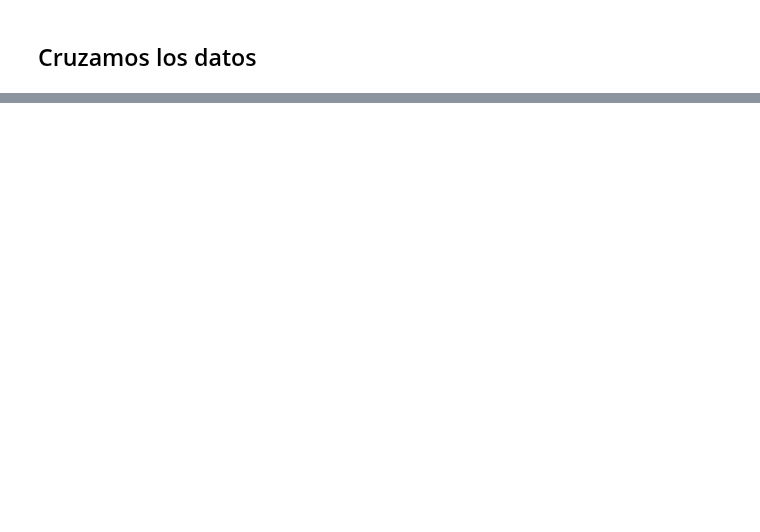
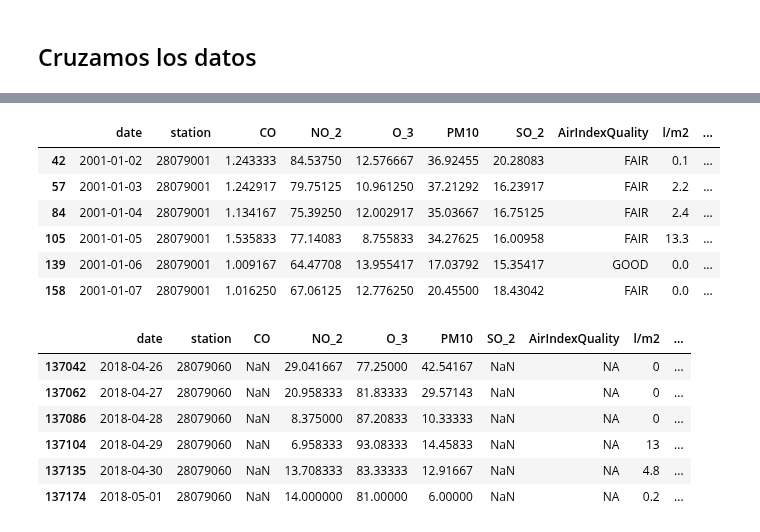
Before and after one commit to manumonforte/DataMining-BigDataParadigm, a Jupyter notebook: Estudio.ipynb, the cells around one changed output, grey strips where cells are left out. Cells and saved outputs as stored; diff of their text form; code cells hidden in the pictures; blank space fills up the shorter version.

```diff
--- a/Estudio.ipynb
+++ b/Estudio.ipynb
@@ -634,0 +645,18 @@ head(data[order(data$station),])
+# %%
+head(data)
+tail(data)
+# %% [output]
+|  | date | station | CO | NO_2 | O_3 | PM10 | SO_2 | AirIndexQuality | l/m2 | ... |
+| 42 | 2001-01-02 | 28079001 | 1.243333 | 84.53750 | 12.576667 | 36.92455 | 20.28083 | FAIR | 0.1 | ... |
+| 57 | 2001-01-03 | 28079001 | 1.242917 | 79.75125 | 10.961250 | 37.21292 | 16.23917 | FAIR | 2.2 | ... |
+| 84 | 2001-01-04 | 28079001 | 1.134167 | 75.39250 | 12.002917 | 35.03667 | 16.75125 | FAIR | 2.4 | ... |
+| 105 | 2001-01-05 | 28079001 | 1.535833 | 77.14083 | 8.755833 | 34.27625 | 16.00958 | FAIR | 13.3 | ... |
+| 139 | 2001-01-06 | 28079001 | 1.009167 | 64.47708 | 13.955417 | 17.03792 | 15.35417 | GOOD | 0.0 | ... |
+| 158 | 2001-01-07 | 28079001 | 1.016250 | 67.06125 | 12.776250 | 20.45500 | 18.43042 | FAIR | 0.0 | ... |
+|  | date | station | CO | NO_2 | O_3 | PM10 | SO_2 | AirIndexQuality | l/m2 | ... |
+| 137042 | 2018-04-26 | 28079060 | NaN | 29.041667 | 77.25000 | 42.54167 | NaN | NA | 0 | ... |
+| 137062 | 2018-04-27 | 28079060 | NaN | 20.958333 | 81.83333 | 29.57143 | NaN | NA | 0 | ... |
+| 137086 | 2018-04-28 | 28079060 | NaN | 8.375000 | 87.20833 | 10.33333 | NaN | NA | 0 | ... |
+| 137104 | 2018-04-29 | 28079060 | NaN | 6.958333 | 93.08333 | 14.45833 | NaN | NA | 13 | ... |
+| 137135 | 2018-04-30 | 28079060 | NaN | 13.708333 | 83.33333 | 12.91667 | NaN | NA | 4.8 | ... |
+| 137174 | 2018-05-01 | 28079060 | NaN | 14.000000 | 81.00000 | 6.00000 | NaN | NA | 0.2 | ... |
```
Also changed, not shown: parts of 7 cells of this notebook.
